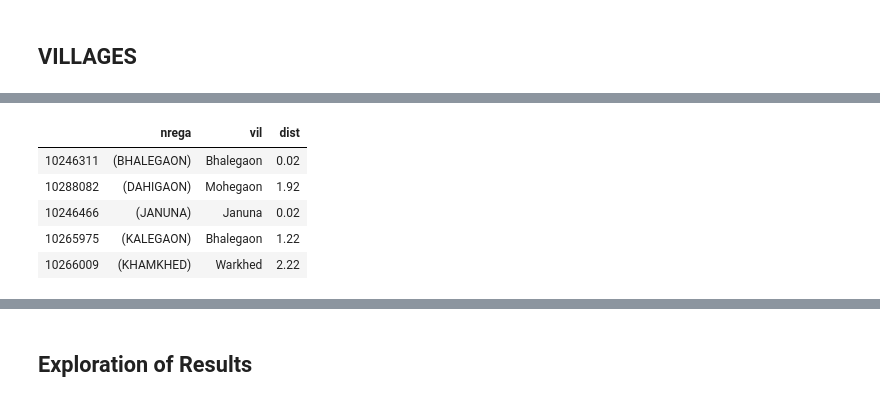
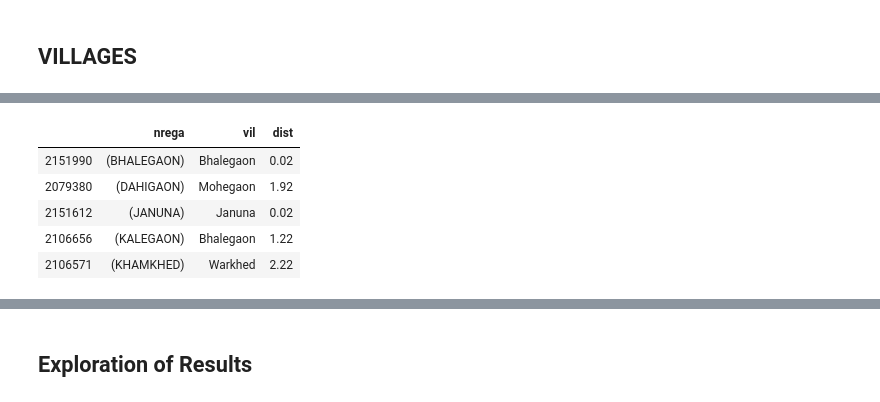
Before and after one commit to asimoesgomes/nrega-villages, a Jupyter notebook: nrega_all_villages.ipynb, the cells around one changed output, grey strips where cells are left out. Drawn from its saved outputs; the diff is of its cells as text; code cells hidden in the pictures.

```diff
--- a/nrega_all_villages.ipynb
+++ b/nrega_all_villages.ipynb
@@ -395,11 +402,11 @@ Wall time: 2h 5min 20s
 # %%
-village_dist = dist_to_df('village')
+village_dist = dist_to_df('20200106_village')
 village_dist.head()
 # %% [output]
 |  | nrega | vil | dist |
-| 10246311 | (BHALEGAON) | Bhalegaon | 0.02 |
-| 10288082 | (DAHIGAON) | Mohegaon | 1.92 |
-| 10246466 | (JANUNA) | Januna | 0.02 |
-| 10265975 | (KALEGAON) | Bhalegaon | 1.22 |
-| 10266009 | (KHAMKHED) | Warkhed | 2.22 |
+| 2151990 | (BHALEGAON) | Bhalegaon | 0.02 |
+| 2079380 | (DAHIGAON) | Mohegaon | 1.92 |
+| 2151612 | (JANUNA) | Januna | 0.02 |
+| 2106656 | (KALEGAON) | Bhalegaon | 1.22 |
+| 2106571 | (KHAMKHED) | Warkhed | 2.22 |
 # %%
```
Also changed, not shown: parts of 38 cells of this notebook.
